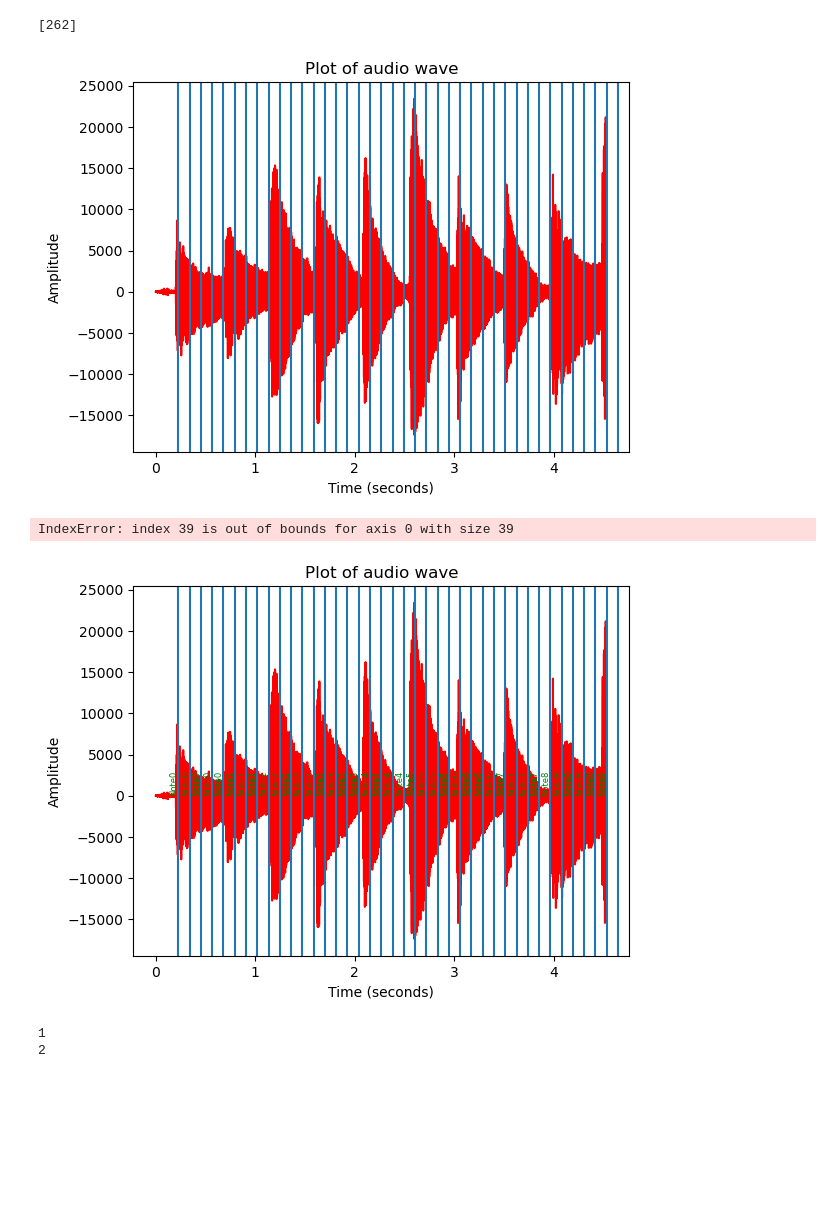
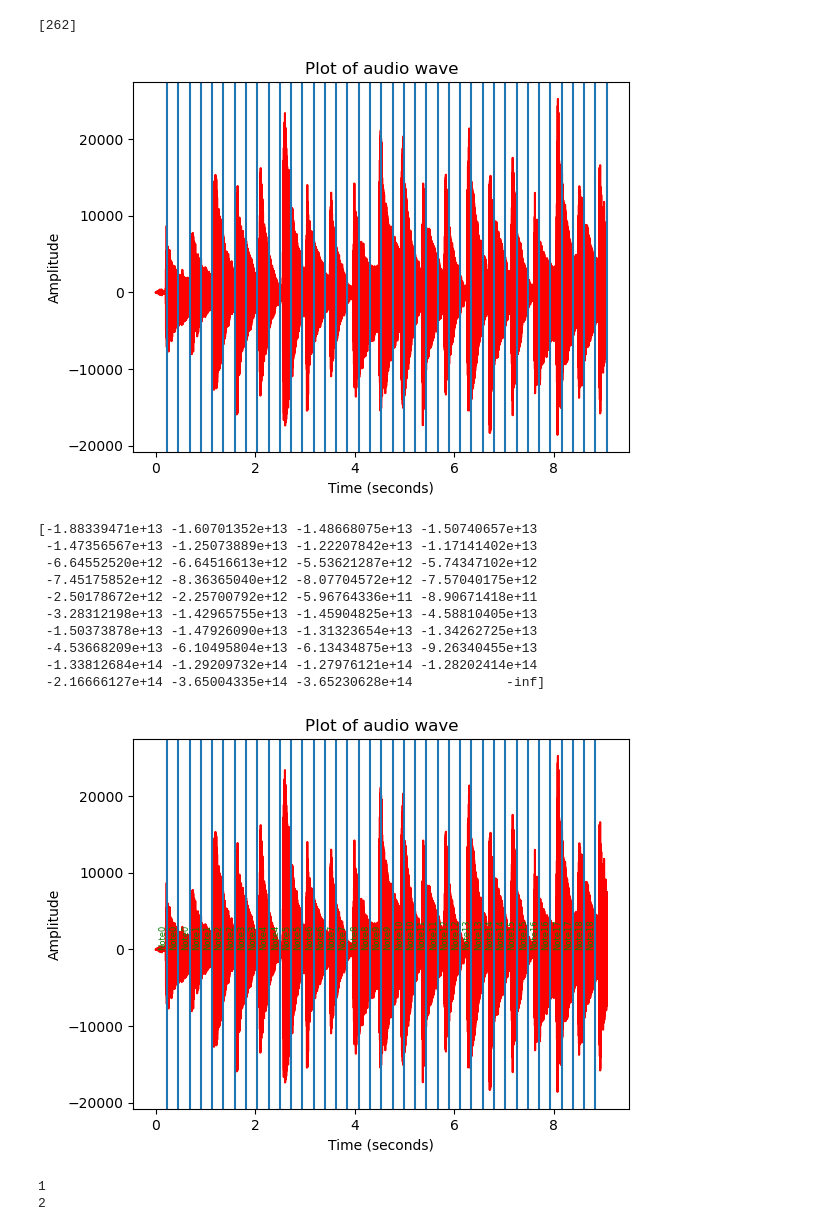
Before and after one commit to josephinecowley/Score-follower, a Jupyter notebook: viterbi_experiments/viterbi.ipynb, the cells around one changed output. Cells and saved outputs as stored; diff of their text form; code cells hidden in the pictures; blank space fills up the shorter version.

```diff
--- a/viterbi_experiments/viterbi.ipynb
+++ b/viterbi_experiments/viterbi.ipynb
@@ -49,9 +49,9 @@ T[-1][-1] = 1 # Update final row so transition probability is one, to itself
 # Return observed state elements as a list of np.arrays called audio_data
 
 # Define arguments
-hop_length = 5000
+hop_length = 10000
 sample_length = 1000
-show = 200000
+show = 400000
 offset = 10000 # TODO Ive added an offset of 10000 for now whilst we havent implemented a solution for the initial silence
 
 performance_path = '/Users/josephine/Documents/Engineering /Part IIB/Score alignment project/Score-follower/wav_files/bach_3.wav'
@@ -68,9 +68,9 @@ helper.plot_audio(time_samples[:show], data[:show])
 for i in sample_indices[:40]:
     plt.axvline(i/sample_rate)
 # %% [output]
-[figure, old version]
+[figure, new version]
 # %%
-def viterbi_tailored(y: List[np.ndarray], T: np.ndarray, states: List[list], sample_rate: int = 44100, cov_dict: dict = cov_dict):
+def viterbi(y: List[np.ndarray], T: np.ndarray, states: List[list], sample_rate: int = 44100, cov_dict: dict = cov_dict):
     """
     Return the optimal state path of the Hidden Markov Model
 
@@ -79,7 +79,8 @@ def viterbi_tailored(y: List[np.ndarray], T: np.ndarray, states: List[list], sam
     T: State transition matrix (K, K) of K states
     E: Emission matrix?
     """
-    sample_length = len(y[0])
+
+    sample_length = len(y[0]) # Assuming all samples are the same length
     K = T.shape[0] # Number of states
     n = len(y) # Number of audio samples
     gamma = np.full((K, n), -np.inf, 'd') # Matrix to hold probabilities
@@ -106,7 +107,6 @@ def viterbi_tailored(y: List[np.ndarray], T: np.ndarray, states: List[list], sam
             elif k > 0 and k < n:
                 same_state = lml + gamma[k,n-1] + T[k, k]
                 advance_state = lml + gamma[k-1,n-1] + T[ k, k-1]
-
                 if same_state >= advance_state:
                     gamma[k, n] = same_state
                     delta[k, n] = k
@@ -119,25 +119,37 @@ def viterbi_tailored(y: List[np.ndarray], T: np.ndarray, states: List[list], sam
     # Build the output, optimal model trajectory
     s = np.zeros(n, 'B') # 'B' means they are integers
     s[-1] = np.argmax(gamma[:, n-1])
+    print(gamma[:, n-1])
+
+    # Populate s according to the pointers in delta
     for i in reversed(range(1, n)):
-
-        s[i-1] = delta[s[i],i] # TODO this is wrong, need to update
+        s[i-1] = delta[s[i],i]
     return s, gamma, delta
 
     # for j in range(no_samples):
 
 
 
-s, gamm, delta = viterbi_tailored(audio_data[:40], T, score[:40] )
+s, gamma, delta = viterbi(audio_data[:40], T, score[:40] )
+# %% [output]
+[-1.88339471e+13 -1.60701352e+13 -1.48668075e+13 -1.50740657e+13
+ -1.47356567e+13 -1.25073889e+13 -1.22207842e+13 -1.17141402e+13
+ -6.64552520e+12 -6.64516613e+12 -5.53621287e+12 -5.74347102e+12
+ -7.45175852e+12 -8.36365040e+12 -8.07704572e+12 -7.57040175e+12
+ -2.50178672e+12 -2.25700792e+12 -5.96764336e+11 -8.90671418e+11
+ -3.28312198e+13 -1.42965755e+13 -1.45904825e+13 -4.58810405e+13
+ -1.50373878e+13 -1.47926090e+13 -1.31323654e+13 -1.34262725e+13
+ -4.53668209e+13 -6.10495804e+13 -6.13434875e+13 -9.26340455e+13
+ -1.33812684e+14 -1.29209732e+14 -1.27976121e+14 -1.28202414e+14
+ -2.16666127e+14 -3.65004335e+14 -3.65230628e+14            -inf]
 # %%
 # Plot data to help visualise it
 helper.plot_audio(time_samples[:show], data[:show])
-for _, i in enumerate(sample_indices[:40]):
+for _, i in enumerate(sample_indices[:39]):
     plt.axvline(i/sample_rate)
     plt.text(sample_indices[_]/sample_rate, 0.3, f'Note{s[_]}', color='green', ha='right', va='bottom', rotation=90, fontsize=6)
 # %% [output]
-IndexError: index 39 is out of bounds for axis 0 with size 39
-[figure, old version]
+[figure, new version]
 # %%
 def viterbi(y: List[np.ndarray], T: np.ndarray, states: List[list], sample_rate: int = 44100, cov_dict: dict = cov_dict):
     """
```
